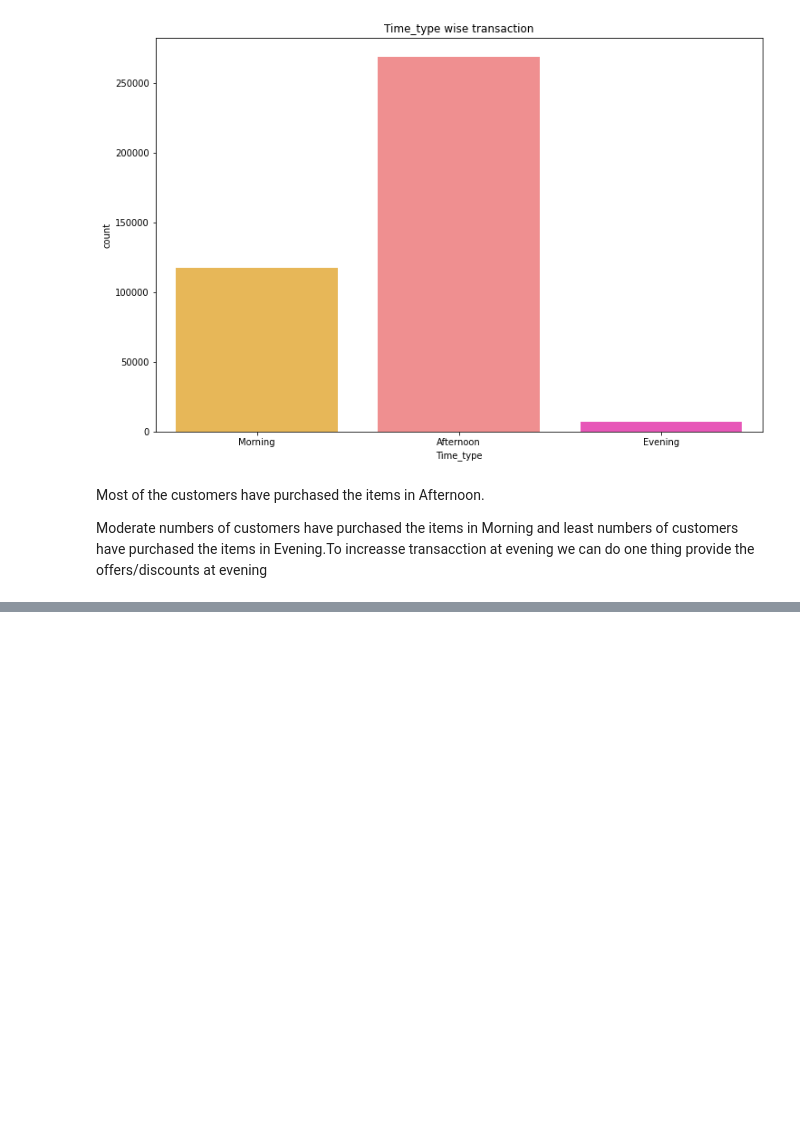
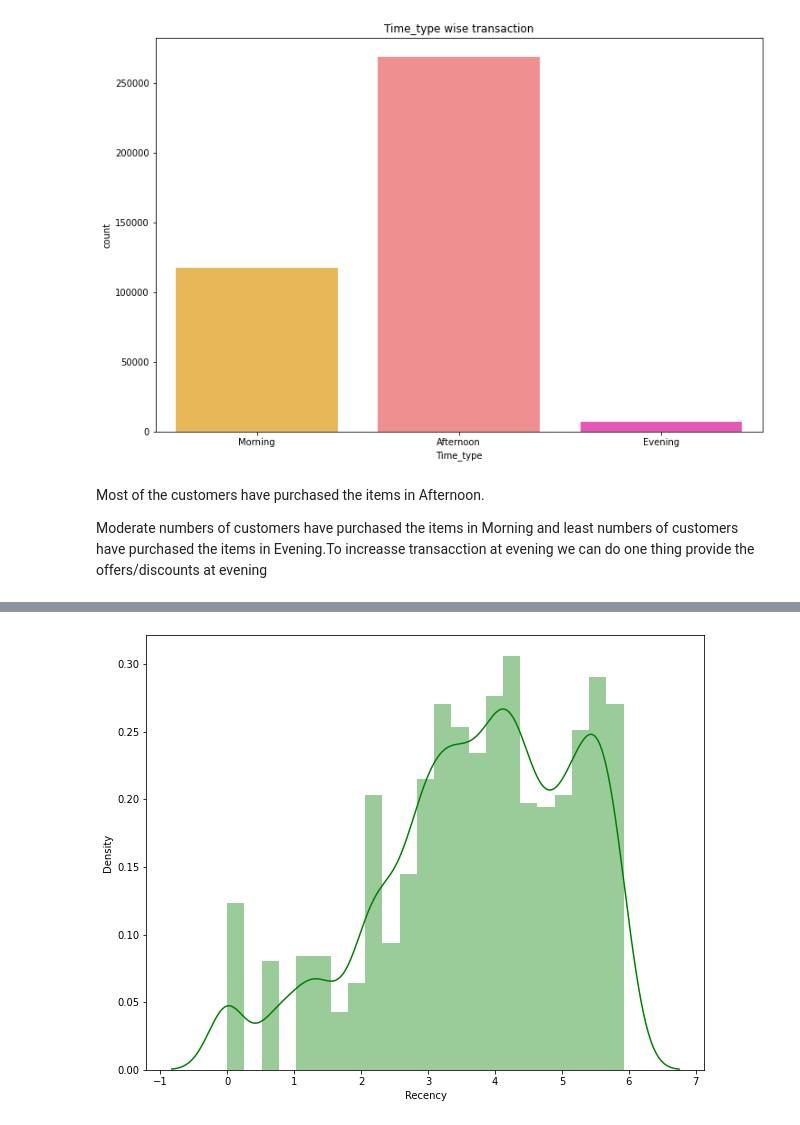
Before and after one commit to Tanushri920/Online-Retail-Customer-Segmentation, a Jupyter notebook: Online_Retail_Customer_Segmentation_Capstone_Project.ipynb, the cells around one changed output, grey strips where cells are left out. Saved outputs shown, nothing was run; the diff lists cells and outputs as text; code cells hidden in the pictures; blank space fills up the shorter version.

```diff
--- a/Online_Retail_Customer_Segmentation_Capstone_Project.ipynb
+++ b/Online_Retail_Customer_Segmentation_Capstone_Project.ipynb
@@ -533,0 +643,5 @@ Moderate numbers of customers have purchased the items in Morning and least numb
+# %%
+rfm_model['R_quartile'] = pd.qcut(rfm_model['Recency'], 4, ['1','2','3','4'])
+rfm_model['F_quartile'] = pd.qcut(rfm_model['Frequency'], 4, ['4','3','2','1'])
+rfm_model['M_quartile'] = pd.qcut(rfm_model['Monetary'], 4, ['4','3','2','1'])
+rfm_model.head()
@@ -533,0 +656,20 @@ Moderate numbers of customers have purchased the items in Morning and least numb
+# %%
+#Handling negative and zero values so as to handle infinite numbers during log transformation
+def handle_neg_n_zero(num):
+    if num <= 0:
+        return 1
+    else:
+        return num
+#Applying handle_neg_n_zero function to Recency and Monetary columns
+rfm_model['Recency'] = [handle_neg_n_zero(x) for x in rfm_model.Recency]
+rfm_model['Monetary'] = [handle_neg_n_zero(x) for x in rfm_model.Monetary]
+
+#Performing Log transformation to bring data into normal or near normal distribution
+Log_Tfd_Data = rfm_model[['Recency', 'Frequency', 'Monetary']].apply(np.log, axis = 1).round(3)
+# %%
+#Data distribution after data normalization for Recency
+Recency_Plot = Log_Tfd_Data['Recency']
+plt.figure(figsize=(10,8))
+sns.distplot(Recency_Plot,color='g');
+# %% [output]
+[figure, added]
```
Also changed, not shown: parts of 20 cells of this notebook.
